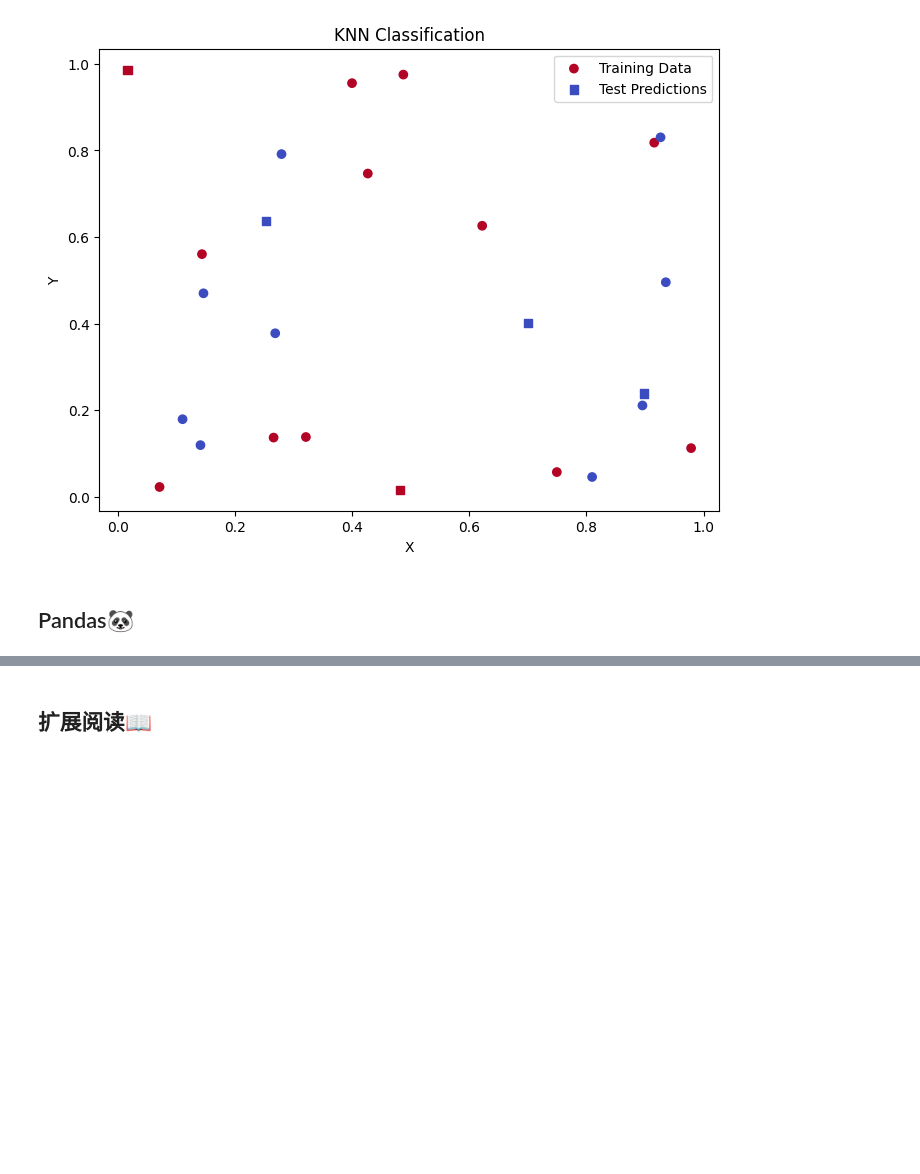
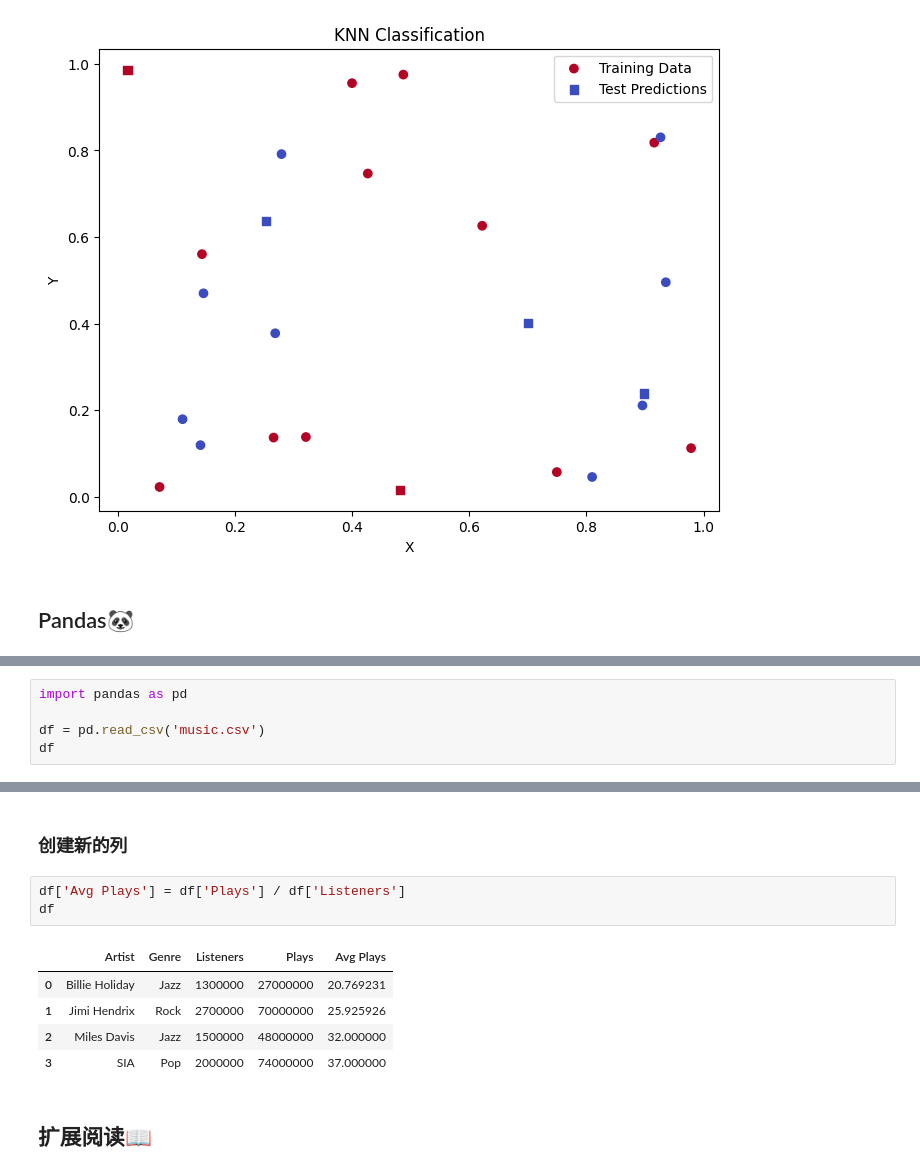
Before and after one commit to zhoujing204/python_course, a Jupyter notebook: src/12-introducing-numpy-and-pandas/12-introducing-numpy-and-pandas.ipynb, the cells around one changed output, grey strips where cells are left out. Saved outputs shown, nothing was run; the diff lists cells and outputs as text; blank space fills up the shorter version.

Commit message:
update ch12 pandas contents.

```diff
--- a/src/12-introducing-numpy-and-pandas/12-introducing-numpy-and-pandas.ipynb
+++ b/src/12-introducing-numpy-and-pandas/12-introducing-numpy-and-pandas.ipynb
@@ -437,0 +473,5 @@ plt.show()
+# %%
+import pandas as pd
+
+df = pd.read_csv('music.csv')
+df
@@ -438,3 +576,14 @@ plt.show()
+# %% [markdown]
+### 创建新的列
+# %%
+df['Avg Plays'] = df['Plays'] / df['Listeners']
+df
+# %% [output]
+|  | Artist | Genre | Listeners | Plays | Avg Plays |
+| 0 | Billie Holiday | Jazz | 1300000 | 27000000 | 20.769231 |
+| 1 | Jimi Hendrix | Rock | 2700000 | 70000000 | 25.925926 |
+| 2 | Miles Davis | Jazz | 1500000 | 48000000 | 32.000000 |
+| 3 | SIA | Pop | 2000000 | 74000000 | 37.000000 |
 # %% [markdown]
 ## 扩展阅读📖
 # %% [markdown]
```
Also changed, not shown: parts of 24 cells of this notebook, 7 other files.
